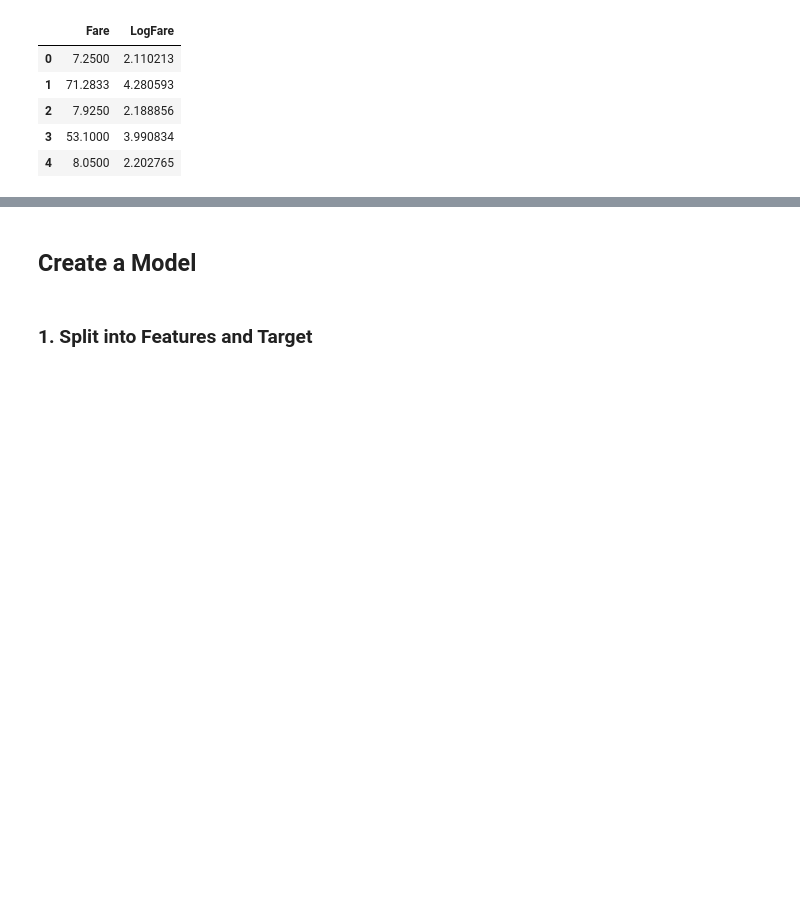
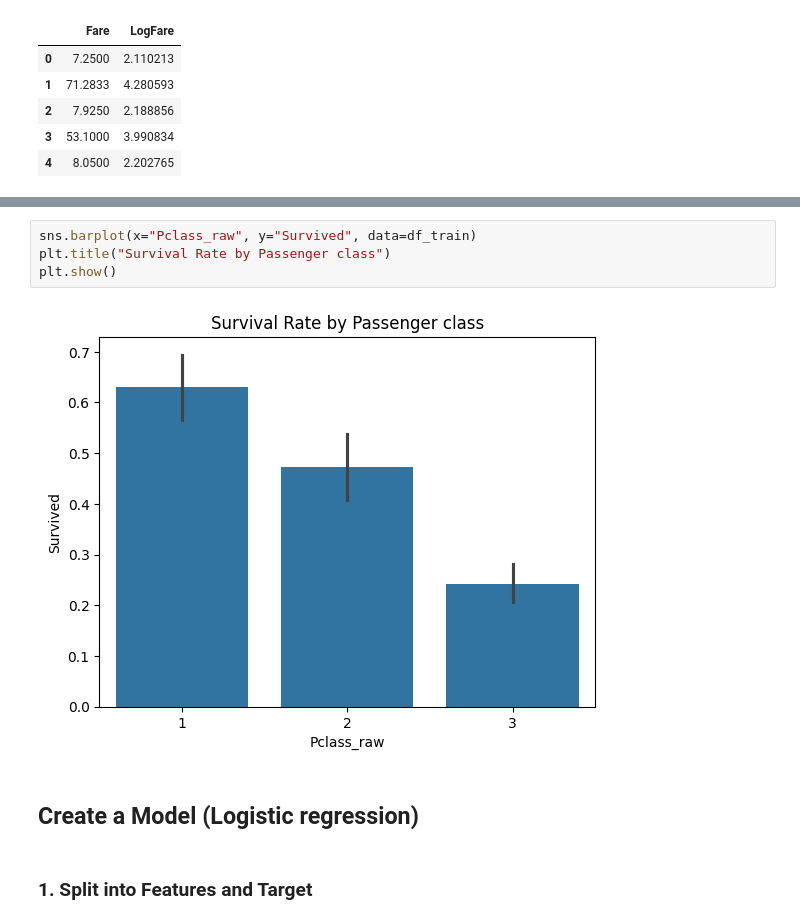
Before and after one commit to AnnaBilokon/titanic-survival-prediction, a Jupyter notebook: titanic_project.ipynb, the cells around one changed output, grey strips where cells are left out. Drawn from its saved outputs; the diff is of its cells as text; blank space fills up the shorter version.

```diff
--- a/titanic_project.ipynb
+++ b/titanic_project.ipynb
@@ -390,5 +405,11 @@ df_train.head(10)
+# %%
+sns.barplot(x="Pclass_raw", y="Survived", data=df_train)
+plt.title("Survival Rate by Passenger class")
+plt.show()
+# %% [output]
+[figure, added]
 # %% [markdown]
-## Create a Model
+## Create a Model (Logistic regression)
 # %% [markdown]
 ### 1. Split into Features and Target
 # %%
```
Also changed, not shown: parts of 11 cells of this notebook.
